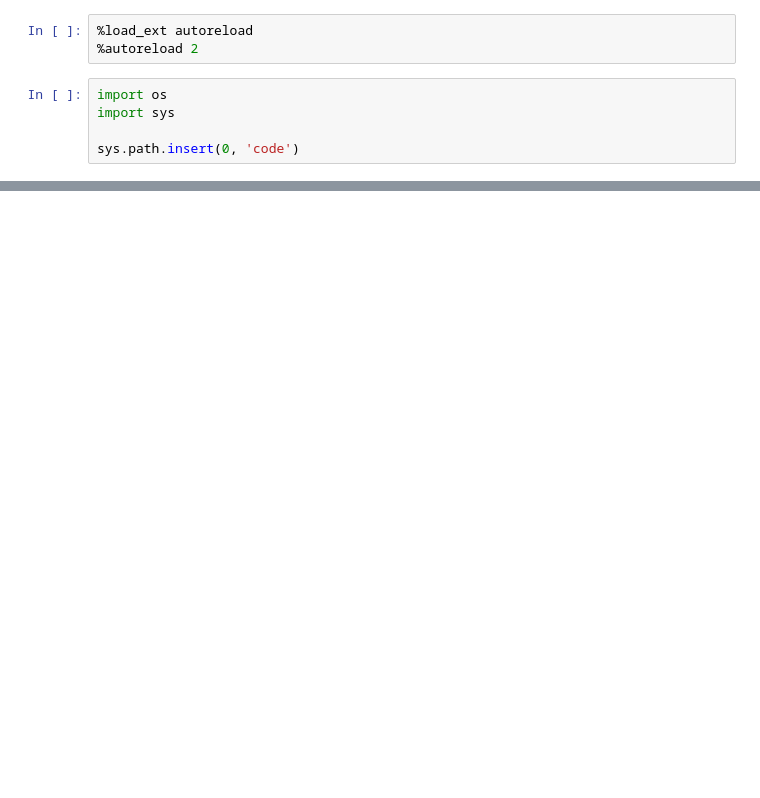
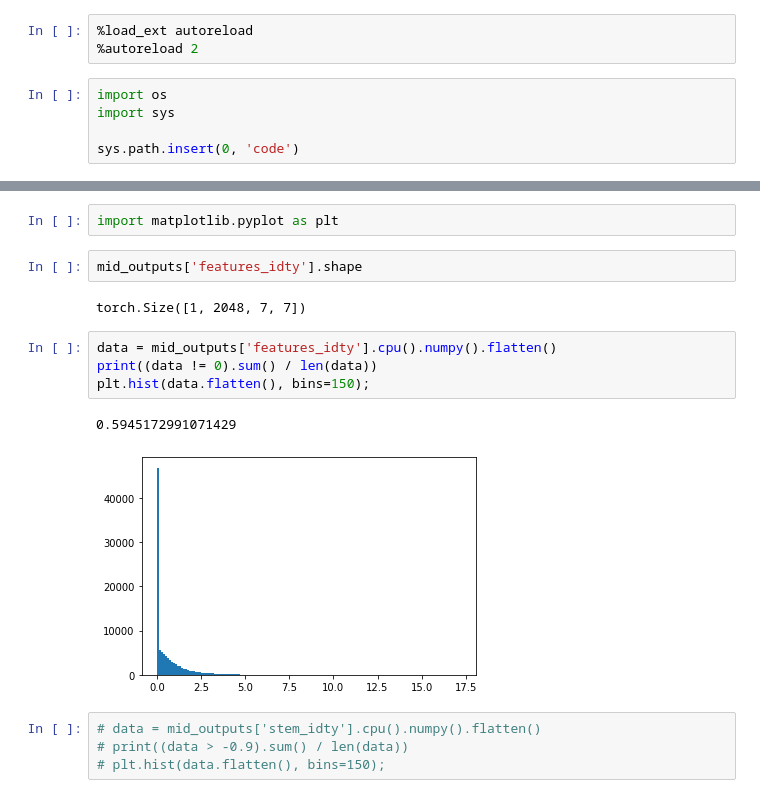
Before and after one commit to ialab-puc/FiLMac, a Jupyter notebook: visualize_attentions-Copy1.ipynb, the cells around one changed output, grey strips where cells are left out. Drawn from its saved outputs; the diff is of its cells as text; blank space fills up the shorter version.

```diff
--- a/visualize_attentions-Copy1.ipynb
+++ b/visualize_attentions-Copy1.ipynb
@@ -149,0 +159,17 @@ plot_word_img_attn(
+# %%
+import matplotlib.pyplot as plt
+# %%
+mid_outputs['features_idty'].shape
+# %% [output]
+torch.Size([1, 2048, 7, 7])
+# %%
+data = mid_outputs['features_idty'].cpu().numpy().flatten()
+print((data != 0).sum() / len(data))
+plt.hist(data.flatten(), bins=150);
+# %% [output]
+0.5945172991071429
+[figure, added]
+# %%
+# data = mid_outputs['stem_idty'].cpu().numpy().flatten()
+# print((data > -0.9).sum() / len(data))
+# plt.hist(data.flatten(), bins=150);
```
Also changed, not shown: parts of 6 cells of this notebook, 4 other files.
